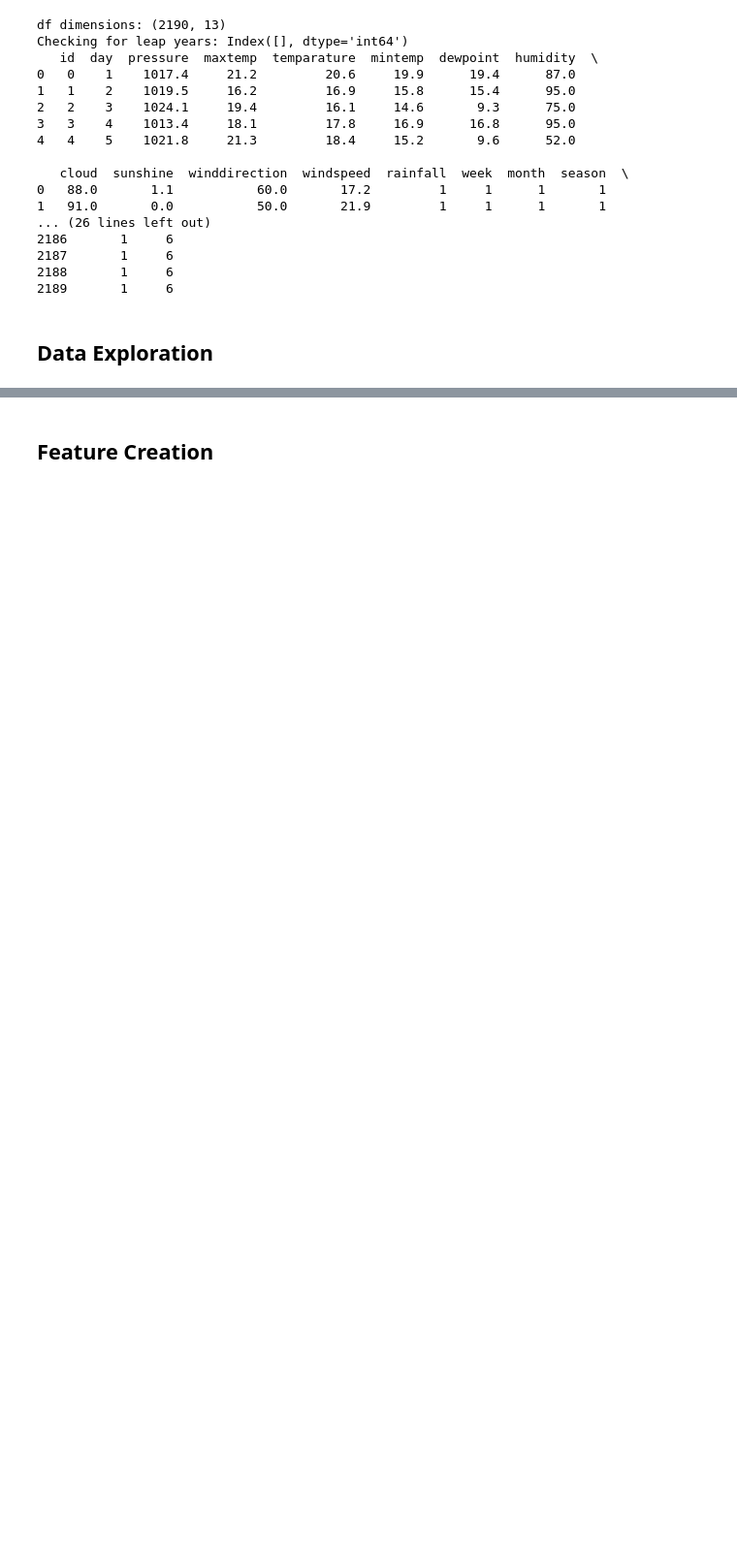
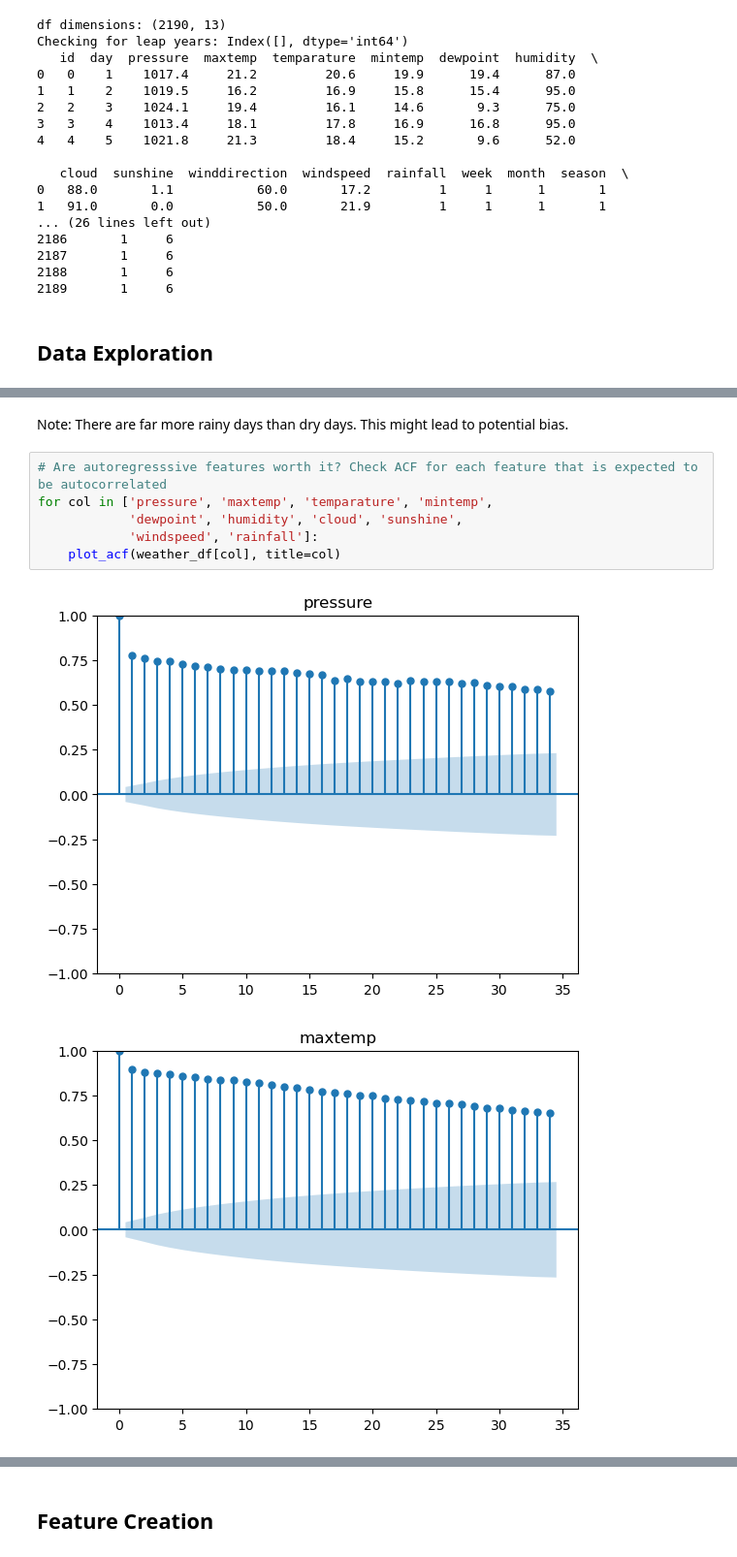
Before and after one commit to MaxRong/Binary-Prediction-of-Rainfall, a Jupyter notebook: Rainfall Prediction.ipynb, the cells around one changed output, grey strips where cells are left out. Shown: that part at 97% size. Drawn from its saved outputs; the diff is of its cells as text; blank space fills up the shorter version.

Commit message:
Graph feature autocorrelation to consider autoregressive features

```diff
--- a/Rainfall Prediction.ipynb
+++ b/Rainfall Prediction.ipynb
@@ -88,0 +92,11 @@ _ = plot_acf(weather_df['cloud'])
+# %% [markdown]
+Note: There are far more rainy days than dry days. This might lead to potential bias.
+# %%
+# Are autoregresssive features worth it? Check ACF for each feature that is expected to be autocorrelated
+for col in ['pressure', 'maxtemp', 'temparature', 'mintemp',
+            'dewpoint', 'humidity', 'cloud', 'sunshine',
+            'windspeed', 'rainfall']:
+    plot_acf(weather_df[col], title=col)
+# %% [output]
+[figure, added]
+[figure, added]
```
Also changed, not shown: parts of 6 cells of this notebook.
